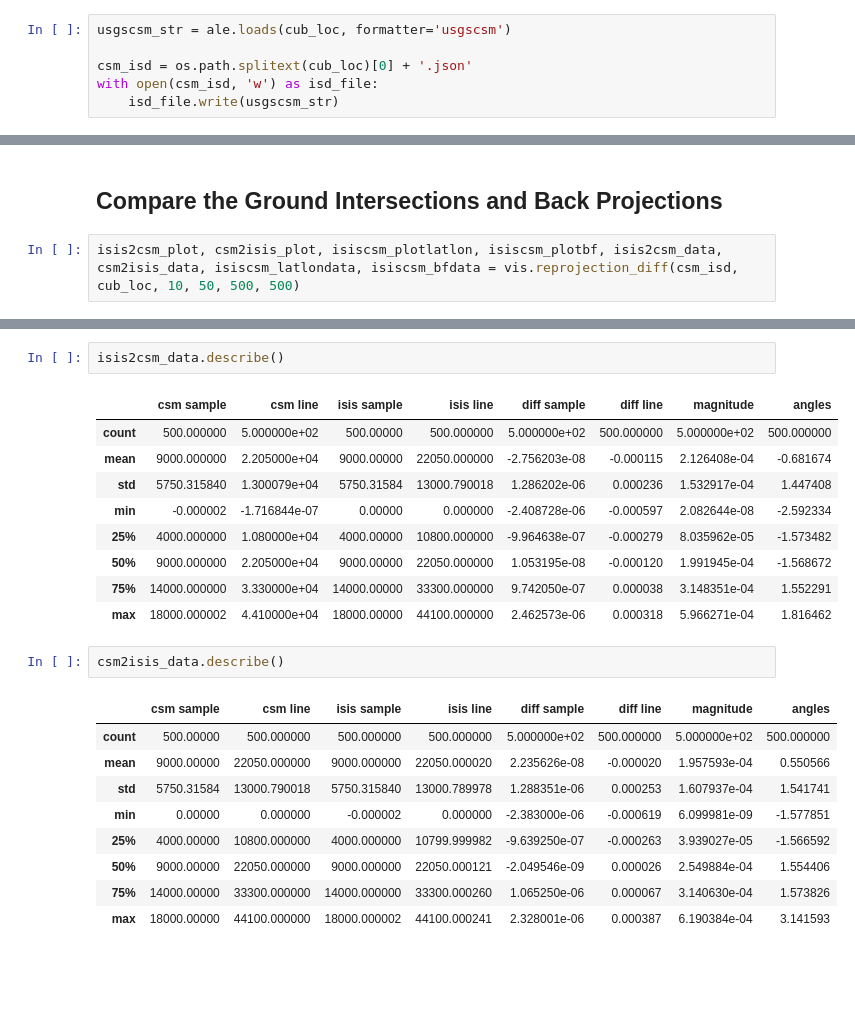
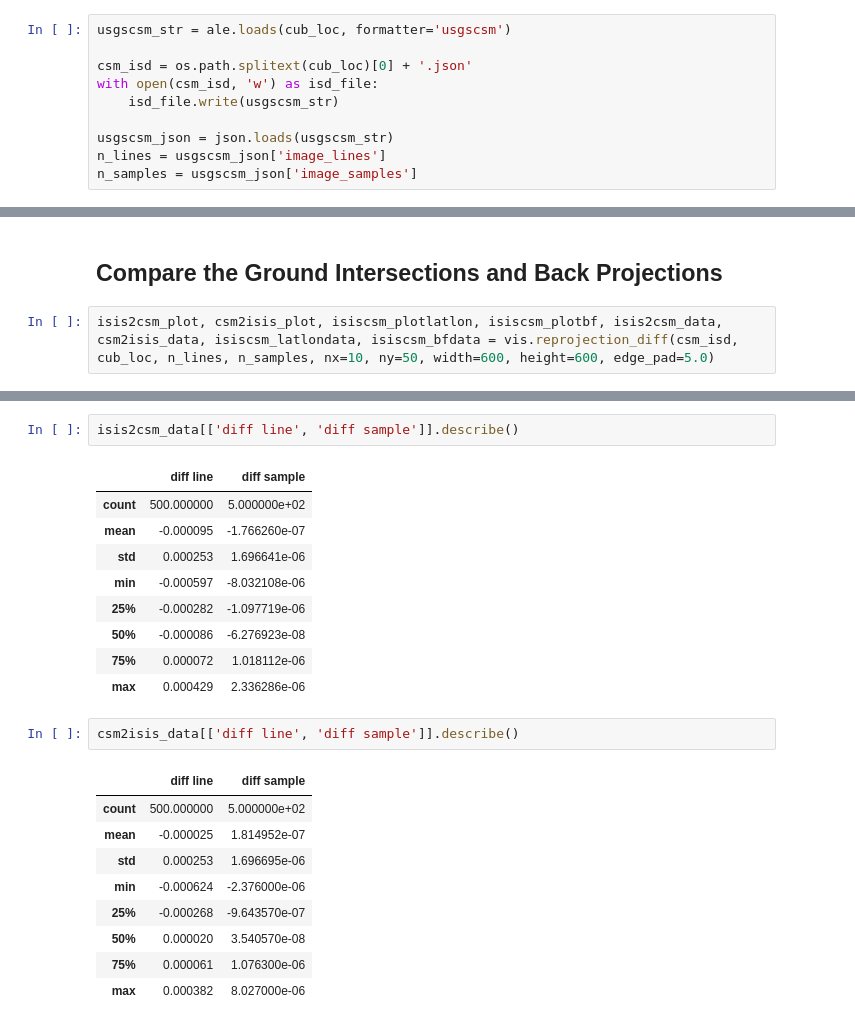
Before and after one commit to DOI-USGS/knoten, a Jupyter notebook: examples/mro_hirise_isis_cmp.ipynb, the cells around one changed output, grey strips where cells are left out. Saved outputs shown, nothing was run; the diff lists cells and outputs as text; blank space fills up the shorter version.

```diff
--- a/examples/mro_hirise_isis_cmp.ipynb
+++ b/examples/mro_hirise_isis_cmp.ipynb
@@ -40,6 +41,10 @@ usgscsm_str = ale.loads(cub_loc, formatter='usgscsm')
 csm_isd = os.path.splitext(cub_loc)[0] + '.json'
 with open(csm_isd, 'w') as isd_file:
     isd_file.write(usgscsm_str)
+
+usgscsm_json = json.loads(usgscsm_str)
+n_lines = usgscsm_json['image_lines']
+n_samples = usgscsm_json['image_samples']
 # %% [markdown]
 ## Compare the Exterior Orientations
 # %%
@@ -69,7 +72,7 @@ external_orientation_data.describe()
 # %% [markdown]
 ## Compare the Ground Intersections and Back Projections
 # %%
-isis2csm_plot, csm2isis_plot, isiscsm_plotlatlon, isiscsm_plotbf, isis2csm_data, csm2isis_data, isiscsm_latlondata, isiscsm_bfdata = vis.reprojection_diff(csm_isd, cub_loc, 10, 50, 500, 500)
+isis2csm_plot, csm2isis_plot, isiscsm_plotlatlon, isiscsm_plotbf, isis2csm_data, csm2isis_data, isiscsm_latlondata, isiscsm_bfdata = vis.reprojection_diff(csm_isd, cub_loc, n_lines, n_samples, nx=10, ny=50, width=600, height=600, edge_pad=5.0)
 # %%
 Image(isis2csm_plot.to_image())
 # %% [output]
@@ -89,24 +92,24 @@ Image(isiscsm_plotbf.to_image())
 # %%
-isis2csm_data.describe()
+isis2csm_data[['diff line', 'diff sample']].describe()
 # %% [output]
-|  | csm sample | csm line | isis sample | isis line | diff sample | diff line | magnitude | angles |
-| count | 500.000000 | 5.000000e+02 | 500.00000 | 500.000000 | 5.000000e+02 | 500.000000 | 5.000000e+02 | 500.000000 |
-| mean | 9000.000000 | 2.205000e+04 | 9000.00000 | 22050.000000 | -2.756203e-08 | -0.000115 | 2.126408e-04 | -0.681674 |
-| std | 5750.315840 | 1.300079e+04 | 5750.31584 | 13000.790018 | 1.286202e-06 | 0.000236 | 1.532917e-04 | 1.447408 |
-| min | -0.000002 | -1.716844e-07 | 0.00000 | 0.000000 | -2.408728e-06 | -0.000597 | 2.082644e-08 | -2.592334 |
-| 25% | 4000.000000 | 1.080000e+04 | 4000.00000 | 10800.000000 | -9.964638e-07 | -0.000279 | 8.035962e-05 | -1.573482 |
-| 50% | 9000.000000 | 2.205000e+04 | 9000.00000 | 22050.000000 | 1.053195e-08 | -0.000120 | 1.991945e-04 | -1.568672 |
-| 75% | 14000.000000 | 3.330000e+04 | 14000.00000 | 33300.000000 | 9.742050e-07 | 0.000038 | 3.148351e-04 | 1.552291 |
-| max | 18000.000002 | 4.410000e+04 | 18000.00000 | 44100.000000 | 2.462573e-06 | 0.000318 | 5.966271e-04 | 1.816462 |
+|  | diff line | diff sample |
+| count | 500.000000 | 5.000000e+02 |
+| mean | -0.000095 | -1.766260e-07 |
+| std | 0.000253 | 1.696641e-06 |
+| min | -0.000597 | -8.032108e-06 |
+| 25% | -0.000282 | -1.097719e-06 |
+| 50% | -0.000086 | -6.276923e-08 |
+| 75% | 0.000072 | 1.018112e-06 |
+| max | 0.000429 | 2.336286e-06 |
 # %%
-csm2isis_data.describe()
+csm2isis_data[['diff line', 'diff sample']].describe()
 # %% [output]
-|  | csm sample | csm line | isis sample | isis line | diff sample | diff line | magnitude | angles |
-| count | 500.00000 | 500.000000 | 500.000000 | 500.000000 | 5.000000e+02 | 500.000000 | 5.000000e+02 | 500.000000 |
-| mean | 9000.00000 | 22050.000000 | 9000.000000 | 22050.000020 | 2.235626e-08 | -0.000020 | 1.957593e-04 | 0.550566 |
-| std | 5750.31584 | 13000.790018 | 5750.315840 | 13000.789978 | 1.288351e-06 | 0.000253 | 1.607937e-04 | 1.541741 |
-| min | 0.00000 | 0.000000 | -0.000002 | 0.000000 | -2.383000e-06 | -0.000619 | 6.099981e-09 | -1.577851 |
-| 25% | 4000.00000 | 10800.000000 | 4000.000000 | 10799.999982 | -9.639250e-07 | -0.000263 | 3.939027e-05 | -1.566592 |
-| 50% | 9000.00000 | 22050.000000 | 9000.000000 | 22050.000121 | -2.049546e-09 | 0.000026 | 2.549884e-04 | 1.554406 |
-| 75% | 14000.00000 | 33300.000000 | 14000.000000 | 33300.000260 | 1.065250e-06 | 0.000067 | 3.140630e-04 | 1.573826 |
-| max | 18000.00000 | 44100.000000 | 18000.000002 | 44100.000241 | 2.328001e-06 | 0.000387 | 6.190384e-04 | 3.141593 |
+|  | diff line | diff sample |
+| count | 500.000000 | 5.000000e+02 |
+| mean | -0.000025 | 1.814952e-07 |
+| std | 0.000253 | 1.696695e-06 |
+| min | -0.000624 | -2.376000e-06 |
+| 25% | -0.000268 | -9.643570e-07 |
+| 50% | 0.000020 | 3.540570e-08 |
+| 75% | 0.000061 | 1.076300e-06 |
+| max | 0.000382 | 8.027000e-06 |
```
Also changed, not shown: parts of 10 cells of this notebook, 1 other file.
